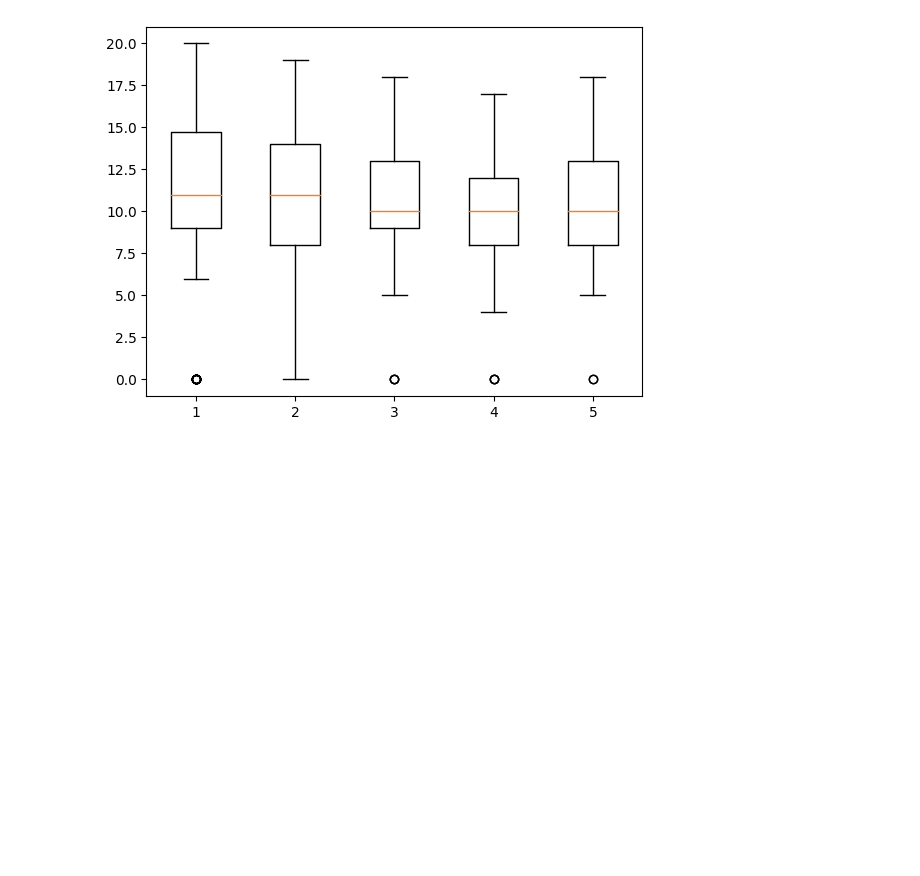
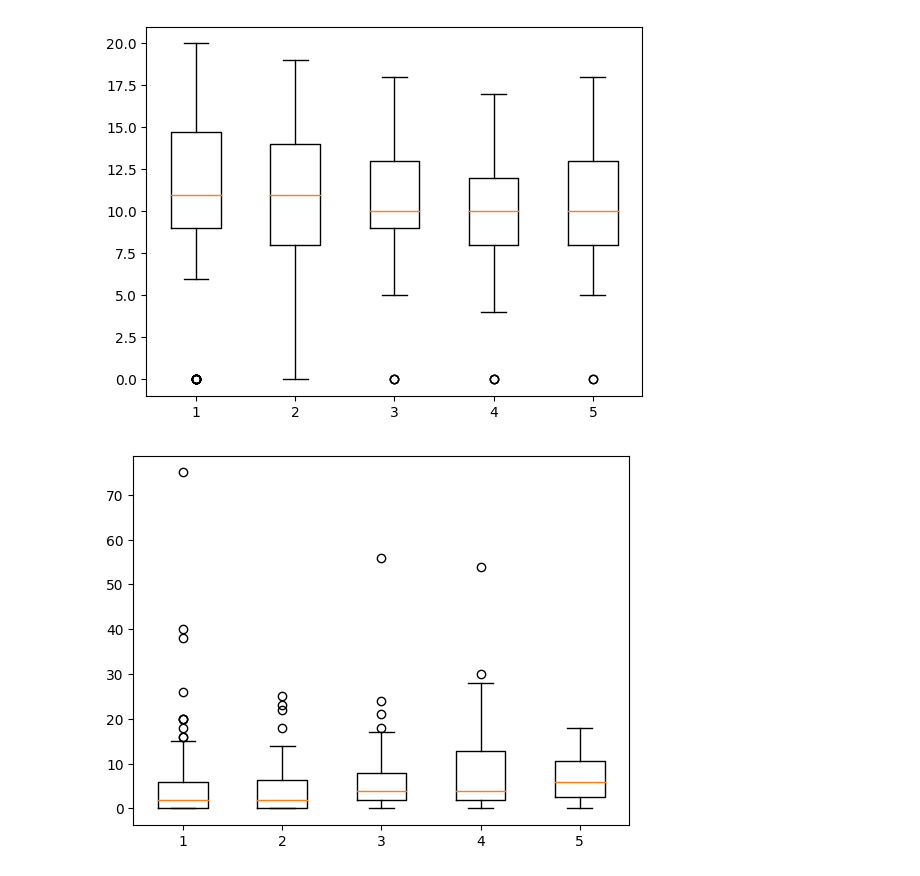
Before and after one commit to KeterWen/22FALL_ECE143_GROUP13, a Jupyter notebook: exploration/Alcohol_Effect.ipynb, the cells around one changed output. Cells and saved outputs as stored; diff of their text form; code cells hidden in the pictures; blank space fills up the shorter version.

```diff
--- a/exploration/Alcohol_Effect.ipynb
+++ b/exploration/Alcohol_Effect.ipynb
@@ -88,3 +90,8 @@ d = plot_box("Walc", "G3")
 t = matplotlib.pyplot.boxplot(d)
 # %% [output]
 [figure]
+# %%
+d = plot_box("Walc", "absences")
+t = matplotlib.pyplot.boxplot(d)
+# %% [output]
+[figure, added]
```
Also changed, not shown: parts of 2 cells of this notebook, 2 other files.
